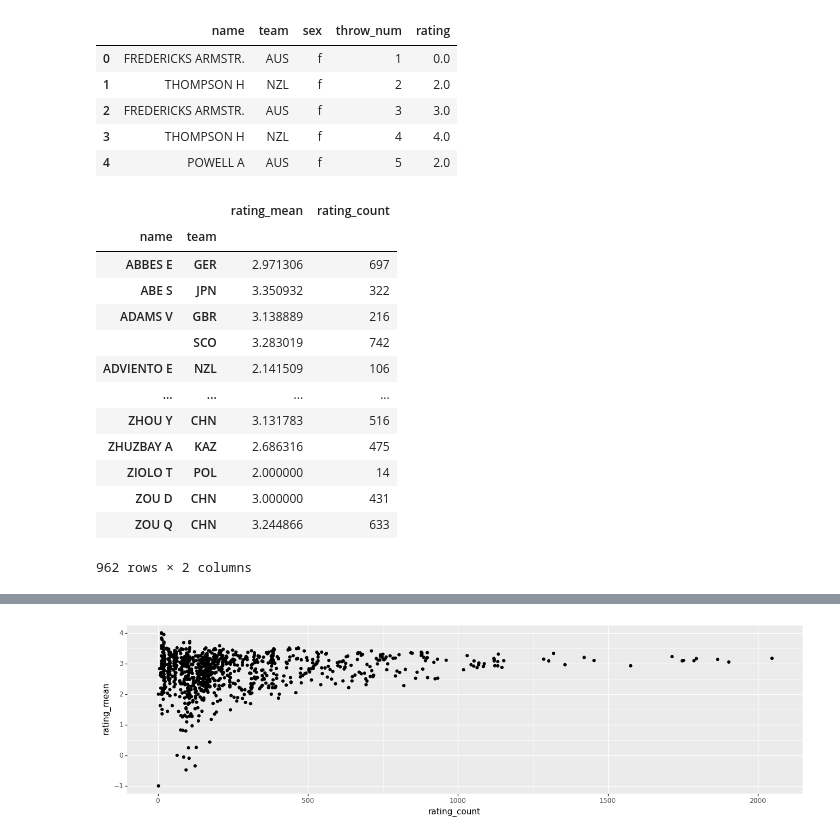
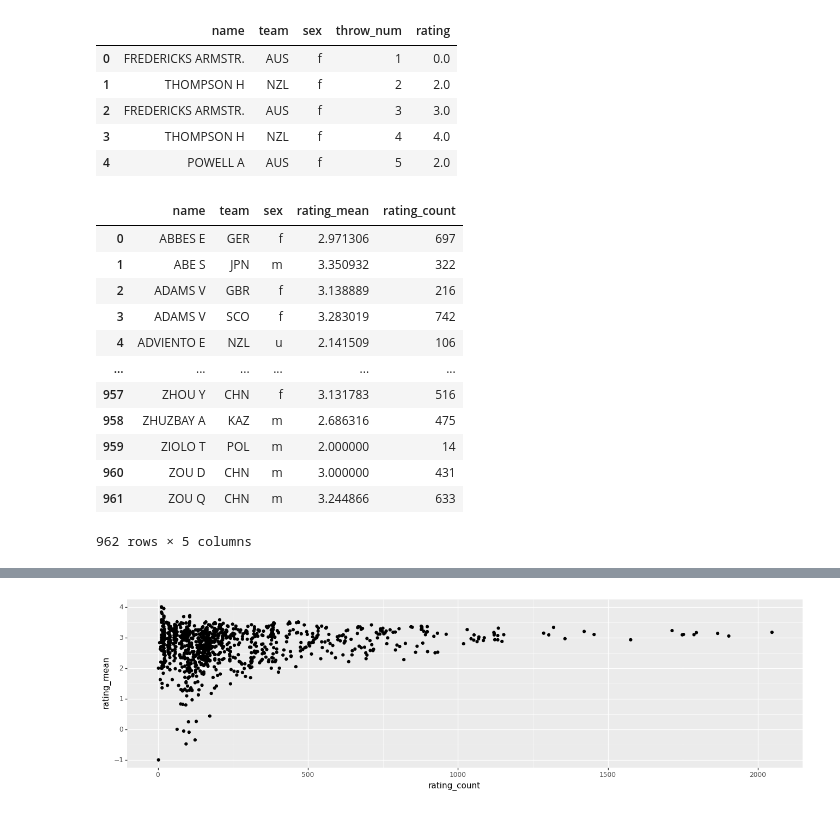
Before and after one commit to NWNHT/curling, a Jupyter notebook: src/db_testing.ipynb, the cells around one changed output, grey strips where cells are left out. Saved outputs shown, nothing was run; the diff lists cells and outputs as text; code cells hidden in the pictures.

```diff
--- a/src/db_testing.ipynb
+++ b/src/db_testing.ipynb
@@ -265,22 +357,22 @@ players.head()
 | 3 | THOMPSON H | NZL | f | 4 | 4.0 |
 | 4 | POWELL A | AUS | f | 5 | 2.0 |
 # %%
-player_ratings = players.groupby(['name', 'team']).agg({'rating':['mean', 'count']})
-player_ratings.columns = ['_'.join(col).strip() for col in player_ratings.columns.values]
-player_ratings.dropna()
+player_ratings = players.groupby(['name', 'team', 'sex']).agg({'rating':[('mean', 'mean'), ('count', 'count')]})
+player_ratings.columns = ['_'.join(col) for col in player_ratings.columns.values]
+player_ratings = player_ratings.dropna().reset_index()
+player_ratings.sort_values('name')
 # %% [output]
-|  |  | rating_mean | rating_count |
-| name | team |  |  |
-| ABBES E | GER | 2.971306 | 697 |
-| ABE S | JPN | 3.350932 | 322 |
-| ADAMS V | GBR | 3.138889 | 216 |
-|  | SCO | 3.283019 | 742 |
-| ADVIENTO E | NZL | 2.141509 | 106 |
-| ... | ... | ... | ... |
-| ZHOU Y | CHN | 3.131783 | 516 |
-| ZHUZBAY A | KAZ | 2.686316 | 475 |
-| ZIOLO T | POL | 2.000000 | 14 |
-| ZOU D | CHN | 3.000000 | 431 |
-| ZOU Q | CHN | 3.244866 | 633 |
+|  | name | team | sex | rating_mean | rating_count |
+| 0 | ABBES E | GER | f | 2.971306 | 697 |
+| 1 | ABE S | JPN | m | 3.350932 | 322 |
+| 2 | ADAMS V | GBR | f | 3.138889 | 216 |
+| 3 | ADAMS V | SCO | f | 3.283019 | 742 |
+| 4 | ADVIENTO E | NZL | u | 2.141509 | 106 |
+| ... | ... | ... | ... | ... | ... |
+| 957 | ZHOU Y | CHN | f | 3.131783 | 516 |
+| 958 | ZHUZBAY A | KAZ | m | 2.686316 | 475 |
+| 959 | ZIOLO T | POL | m | 2.000000 | 14 |
+| 960 | ZOU D | CHN | m | 3.000000 | 431 |
+| 961 | ZOU Q | CHN | m | 3.244866 | 633 |
-962 rows × 2 columns
+962 rows × 5 columns
 # %%
```
Also changed, not shown: parts of 25 cells of this notebook, 2 other files.
